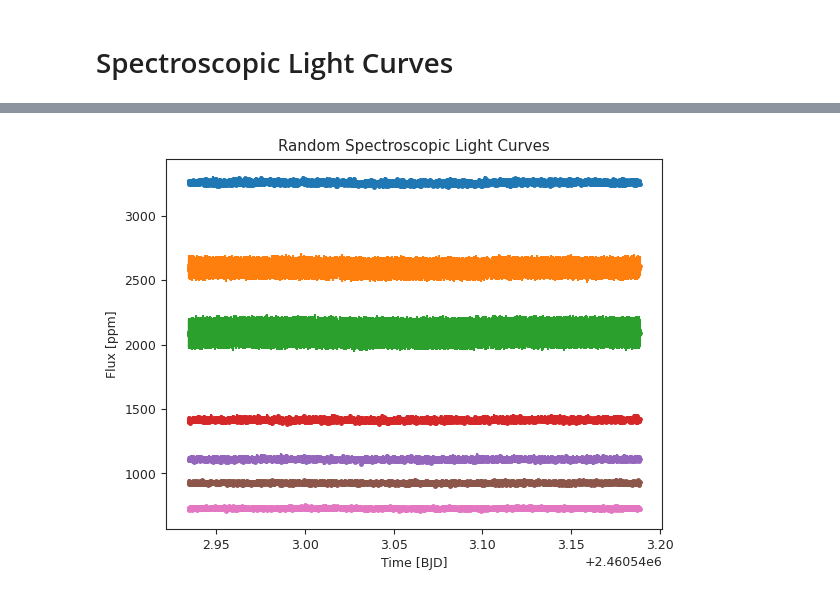
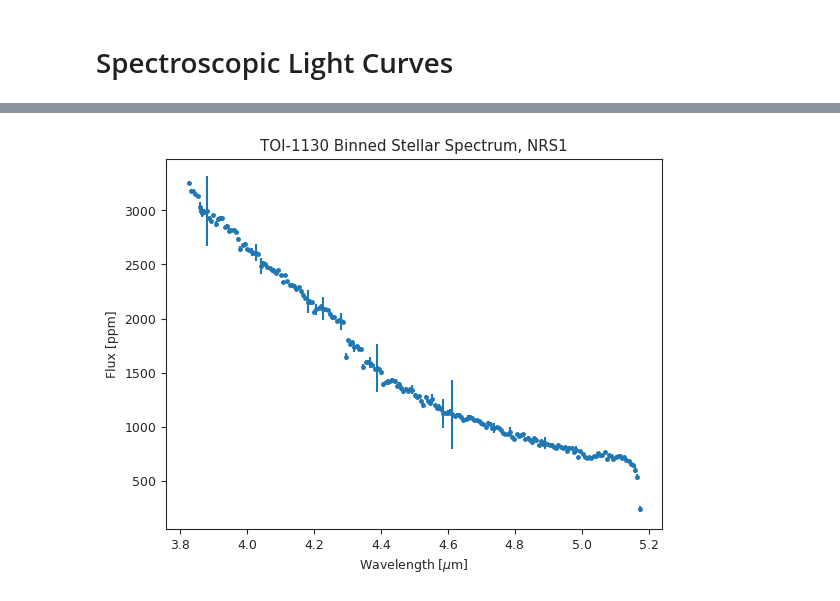
Before and after one commit to m23lau/subneptune, a Jupyter notebook: lc_fit_notebook.ipynb, the cells around one changed output, grey strips where cells are left out. Saved outputs shown, nothing was run; the diff lists cells and outputs as text; code cells hidden in the pictures.

Commit message:
updated lc fit
lc fit notebook can now do spectroscopic fits however the binning and uncertainties are a bit sketch so i'll save this here for now but will likely update later

```diff
--- a/lc_fit_notebook.ipynb
+++ b/lc_fit_notebook.ipynb
@@ -143,25 +148,25 @@ GP_regressors[itm] = regressors
 
 # # Just transit
 # dataset = juliet.load(priors = priors, t_lc = times, y_lc = fluxes, yerr_lc = fluxes_err,
-#                  ld_laws = 'quadratic', out_folder = pn+'_fit_'+itm)
+#                  ld_laws = 'quadratic', out_folder = pn+'_'+itm+'_wlcfit')
 # #---------------------------------------------------------------------------------------------
 
 # Linear
 dataset = juliet.load(priors = priors, t_lc = times, y_lc = fluxes, yerr_lc = fluxes_err,
                  linear_regressors_lc = linear_regressors,
-                 ld_laws = 'quadratic', out_folder = pn+'_fit_'+itm+'_linear')
+                 ld_laws = 'quadratic', out_folder = pn+'_'+itm+'_wlcfit_linear')
 # #---------------------------------------------------------------------------------------------
 
 # # GP
 # dataset = juliet.load(priors = priors, t_lc = times, y_lc = fluxes, yerr_lc = fluxes_err,
 #                  GP_regressors_lc = GP_regressors,
-#                  ld_laws = 'quadratic', out_folder = pn+'_fit_'+itm+'_GP')
+#                  ld_laws = 'quadratic', out_folder = pn+'_'+itm+'_wlcfit_GP')
 #---------------------------------------------------------------------------------------------
 
 # # Linear + GP
 # dataset = juliet.load(priors = priors, t_lc = times, y_lc = fluxes, yerr_lc = fluxes_err,
 #                  linear_regressors_lc = linear_regressors, GP_regressors_lc = GP_regressors,
-#                  ld_laws = 'quadratic', out_folder = pn+'_fit_'+itm+'_L+GP')
+#                  ld_laws = 'quadratic', out_folder = pn+'_'+itm+'_wlcfit_linear+GP')
 
 results = dataset.fit(sampler = 'dynamic_dynesty', nthreads = 3, verbose = True, n_live_points = 1000)
 print('done')
@@ -241,15 +246,15 @@ t = spectra['times']
 wl = spectra['wavelengths']
 
 # Each spectra['corrected'] is a mxn array, where columns contain the corresponding spectroscopic light curve in ppm
-slc, slc_err = spectra['corrected'], spectra['corrected_err']
+slc, slcerr = spectra['corrected'], spectra['corrected_err']
 
 # We can plot corrected spectrum vs wavelength to see something that looks like the stellar spectrum
-plt.plot(wl, slc[0])
+plt.plot(wl, slc[0], color = 'lightseagreen')
 plt.title(star+' Stellar Spectrum, '+itm)
 plt.xlabel('Wavelength [$\mu$m]')
 plt.ylabel('Flux [ppm]')
 plt.show()
 
-# To format slc and slc_err to give fluxes at each wavelength, index them along a column
+# To format slc and slcerr to give fluxes at each wavelength, index them along a column
 # For example f[i] = slc[:, i] gives the ith spectroscopic light curve corresponding to the ith wavelength
 # %% [output]
@@ -273,35 +262,26 @@ print(slc)
 # %%
 # Bin every 10 wavelengths and spectroscopic light curves
-bin_slc, bin_slc_err = [] ,[]
+bin_slc, bin_slcerr = [] ,[]
 
 for i in range(len(slc)):
     j, k, l = juliet.bin_data(wl, slc[i], 10)   # These are xbin, ybin, ybinerr for each column in slc
     bin_slc.append(k)
-    bin_slc_err.append(l)
+    bin_slcerr.append(l)
 bin_wl = j
 
 # bin_wl is simply a list of all the binned wavelengths
-# bin_slc and bin_slc_err are the same as slc and slc_err but now instead of mxn, they are mx(n/10) lists, again, where each column is a light curve
+# bin_slc and bin_slcerr are the same as slc and slcerr but now instead of mxn, they are mx(n/10) lists, again, where each column is a light curve
 
-# # Plot binned stellar spectrum (for the last timestamp)
-# plt.errorbar(j, k, yerr = l, fmt = '.')
-# plt.title(star+' Binned Stellar Spectrum, NRS1')
-# plt.xlabel('Wavelength [$\mu$m]')
-# plt.ylabel('Flux [ppm]')
-# plt.show()
-
-# Plot random spectroscopic light curves, first turning lists into numpy arrays
-bin_slc, bin_slc_err = np.array(bin_slc), np.array(bin_slc_err)
-
-for i in range(0, len(bin_slc[0]), 30):
-    plt.errorbar(t, bin_slc[:, i], yerr = bin_slc_err[:, i], fmt = '.')
-
-plt.title('Random Spectroscopic Light Curves')
-plt.xlabel('Time [BJD]')
+# # Optional: plot binned stellar spectrum (for the last timestamp)
+plt.errorbar(j, k, yerr = l, fmt = '.')
+plt.title(star+' Binned Stellar Spectrum, NRS1')
+plt.xlabel('Wavelength [$\mu$m]')
 plt.ylabel('Flux [ppm]')
 plt.show()
+
+bin_slc, bin_slcerr = np.array(bin_slc), np.array(bin_slcerr)
 # %% [output]
-[figure, old version]
+[figure, new version]
 # %%
 # Store all spectroscopic light curves in a dict, where each key is a wavelength whose value is another dict. In the nested dict, keys will be flux and flux error
 # --> spec_lcs = {wavelength 1: {flux: [...], err: [...]}, wavelength 2: {flux: [...], err: [...]}, ..., wavelength n: {flux: [...], err: [...]}}
```
Also changed, not shown: parts of 16 cells of this notebook.
